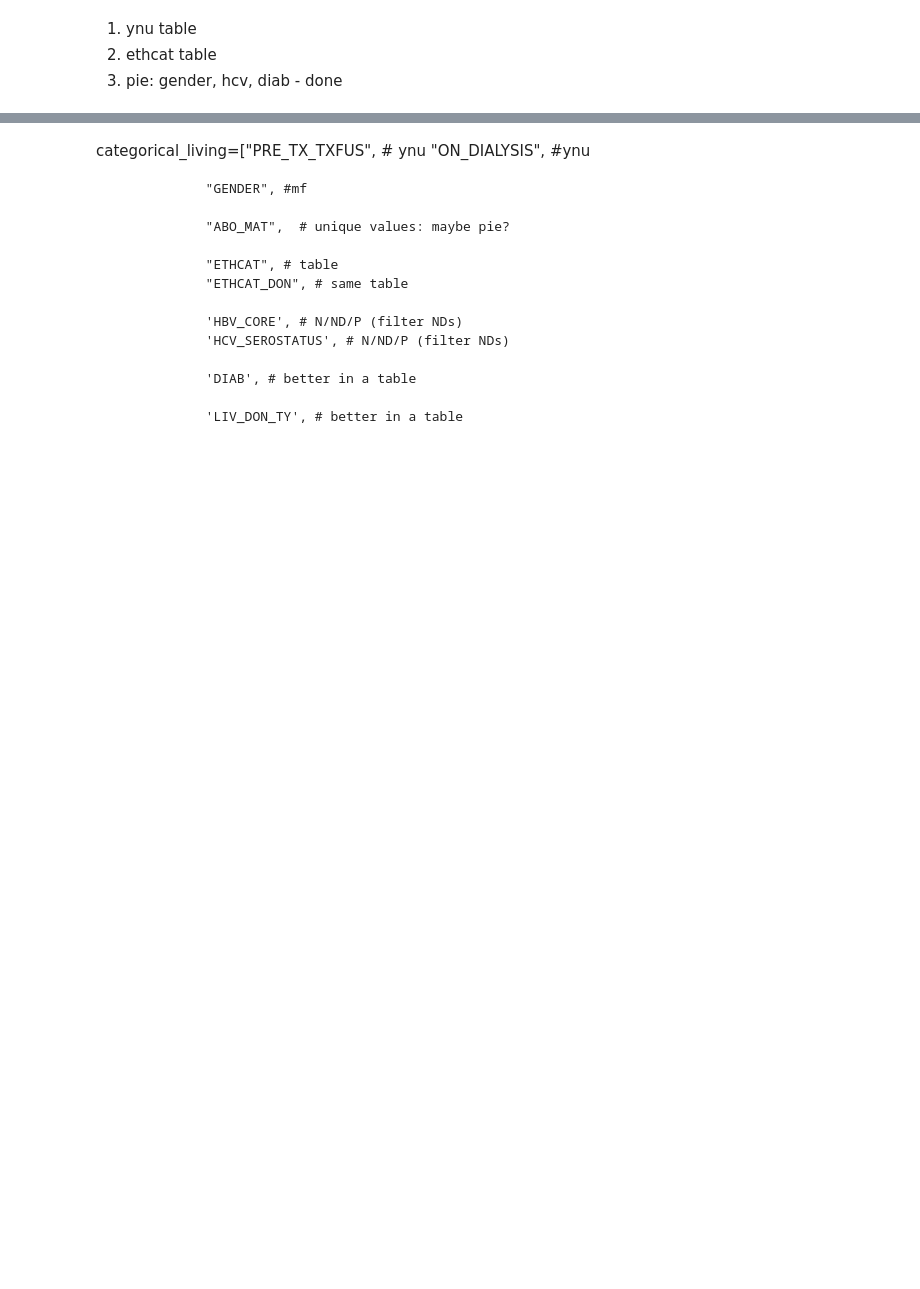
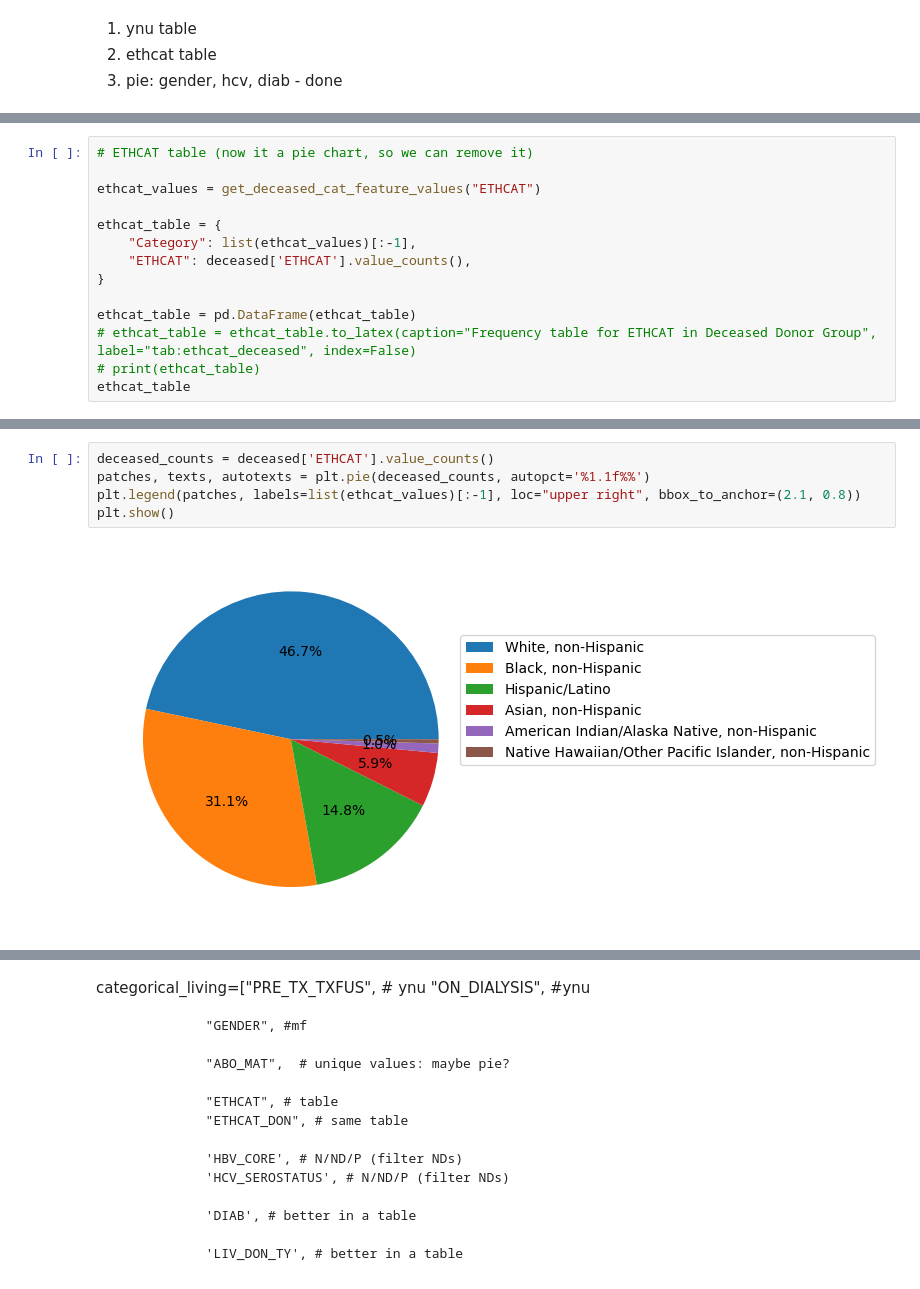
Before and after one commit to krllstdn/BachelorProject, a Jupyter notebook: Code/data_analysis.ipynb, the cells around one changed output, grey strips where cells are left out. Saved outputs shown, nothing was run; the diff lists cells and outputs as text; blank space fills up the shorter version.

```diff
--- a/Code/data_analysis.ipynb
+++ b/Code/data_analysis.ipynb
@@ -153,0 +180,14 @@ categorical_deceased = [
+# %%
+# ETHCAT table (now it a pie chart, so we can remove it)
+
+ethcat_values = get_deceased_cat_feature_values("ETHCAT")
+
+ethcat_table = {
+    "Category": list(ethcat_values)[:-1],
+    "ETHCAT": deceased['ETHCAT'].value_counts(),
+}
+
+ethcat_table = pd.DataFrame(ethcat_table)
+# ethcat_table = ethcat_table.to_latex(caption="Frequency table for ETHCAT in Deceased Donor Group", label="tab:ethcat_deceased", index=False)
+# print(ethcat_table)
+ethcat_table
@@ -153,0 +202,7 @@ categorical_deceased = [
+# %%
+deceased_counts = deceased['ETHCAT'].value_counts()
+patches, texts, autotexts = plt.pie(deceased_counts, autopct='%1.1f%%')
+plt.legend(patches, labels=list(ethcat_values)[:-1], loc="upper right", bbox_to_anchor=(2.1, 0.8))
+plt.show()
+# %% [output]
+[figure, added]
```
Also changed, not shown: parts of 19 cells of this notebook, 5 other files.
